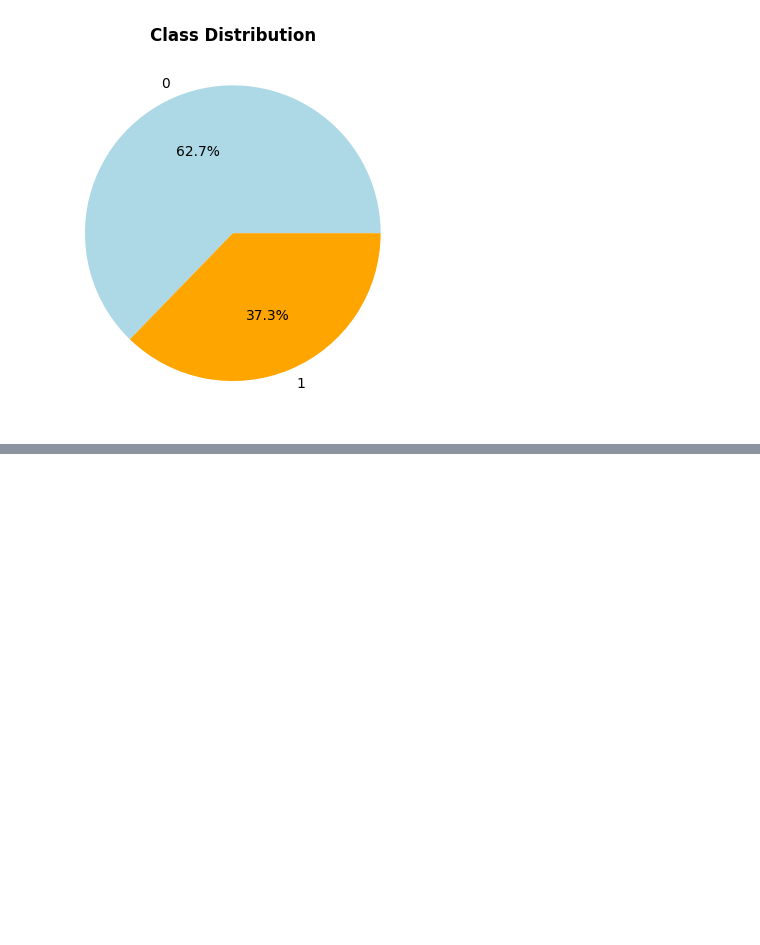
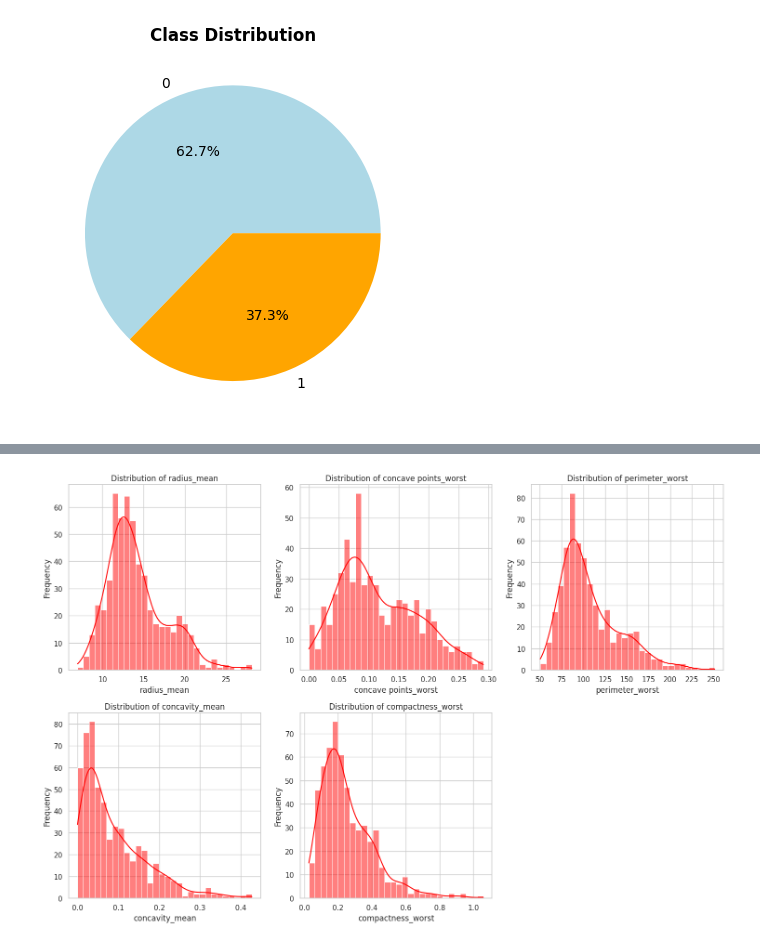
Before and after one commit to fathima-azeez/breast-cancer-prediction, a Jupyter notebook: Data_Science_Final_Project_Breast_Cancer_Classification.ipynb, the cells around one changed output, grey strips where cells are left out. Saved outputs shown, nothing was run; the diff lists cells and outputs as text; code cells hidden in the pictures; blank space fills up the shorter version.

```diff
--- a/Data_Science_Final_Project_Breast_Cancer_Classification.ipynb
+++ b/Data_Science_Final_Project_Breast_Cancer_Classification.ipynb
@@ -196,0 +210,7 @@ plt.show()
+# %%
+# Define features (X) - selected best features
+selected_features = ["radius_mean", "concave points_worst", "perimeter_worst", "concavity_mean", "compactness_worst"]
+X = df[selected_features]
+
+# Define target (y) - "diagnosis" column
+y = df["diagnosis"]
@@ -196,0 +236,18 @@ plt.show()
+# %%
+# Set the style
+sns.set(style="whitegrid")
+
+# Create histograms for each selected feature
+plt.figure(figsize=(15, 10))
+
+for i, feature in enumerate(selected_features):
+    plt.subplot(2, 3, i+1)
+    sns.histplot(df[feature], kde=True, bins=30, color='red')
+    plt.title(f"Distribution of {feature}")
+    plt.xlabel(feature)
+    plt.ylabel("Frequency")
+
+plt.tight_layout()
+plt.show()
+# %% [output]
+[figure, added]
```
Also changed, not shown: parts of 5 cells of this notebook.
